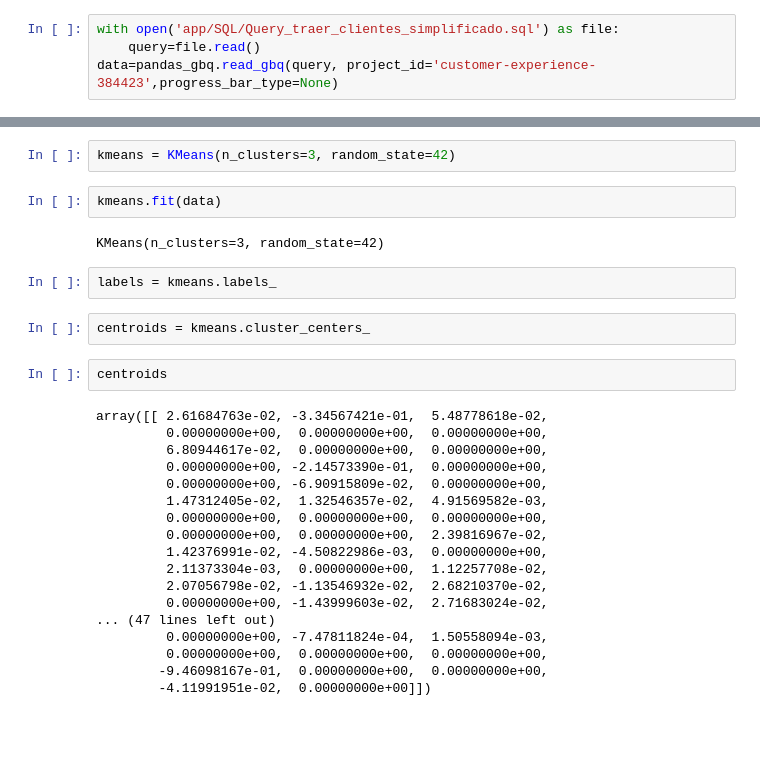
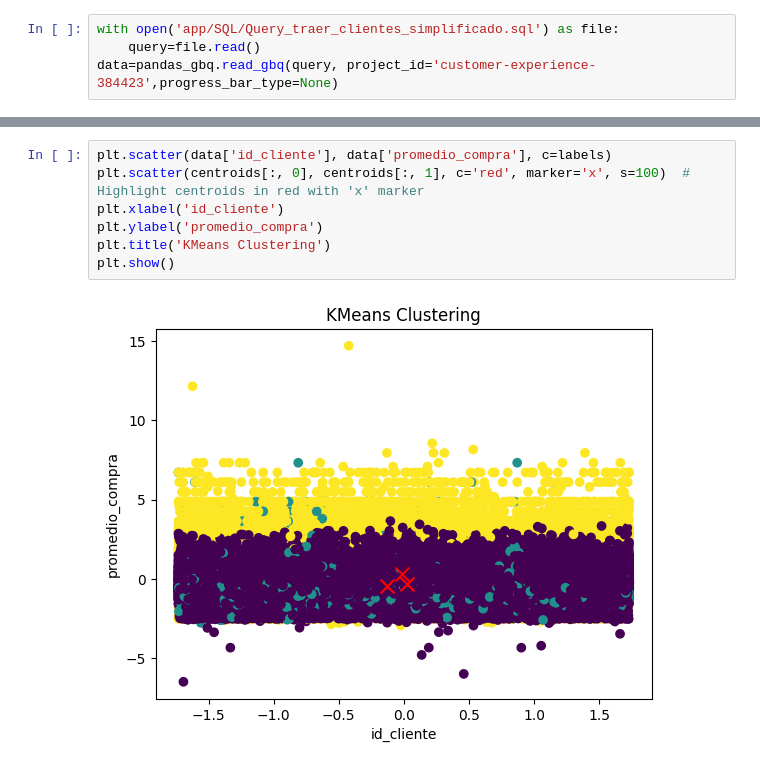
Before and after one commit to jmontoyavallejo/ETL---customer-experience-project, a Jupyter notebook: ml_approach.ipynb, the cells around one changed output, grey strips where cells are left out. Drawn from its saved outputs; the diff is of its cells as text; blank space fills up the shorter version.

```diff
--- a/ml_approach.ipynb
+++ b/ml_approach.ipynb
@@ -37,30 +89,9 @@ data = pd.DataFrame(data_scaled, columns=data.columns)
-# %%
-kmeans = KMeans(n_clusters=3, random_state=42)
-# %%
-kmeans.fit(data)
-# %% [output]
-KMeans(n_clusters=3, random_state=42)
-# %%
-labels = kmeans.labels_
-# %%
-centroids = kmeans.cluster_centers_
-# %%
-centroids
-# %% [output]
-array([[ 2.61684763e-02, -3.34567421e-01,  5.48778618e-02,
-         0.00000000e+00,  0.00000000e+00,  0.00000000e+00,
-         6.80944617e-02,  0.00000000e+00,  0.00000000e+00,
-         0.00000000e+00, -2.14573390e-01,  0.00000000e+00,
-         0.00000000e+00, -6.90915809e-02,  0.00000000e+00,
-         1.47312405e-02,  1.32546357e-02,  4.91569582e-03,
-         0.00000000e+00,  0.00000000e+00,  0.00000000e+00,
-         0.00000000e+00,  0.00000000e+00,  2.39816967e-02,
-         1.42376991e-02, -4.50822986e-03,  0.00000000e+00,
-         2.11373304e-03,  0.00000000e+00,  1.12257708e-02,
-         2.07056798e-02, -1.13546932e-02,  2.68210370e-02,
-         0.00000000e+00, -1.43999603e-02,  2.71683024e-02,
-... (47 lines left out)
-         0.00000000e+00, -7.47811824e-04,  1.50558094e-03,
-         0.00000000e+00,  0.00000000e+00,  0.00000000e+00,
-        -9.46098167e-01,  0.00000000e+00,  0.00000000e+00,
-        -4.11991951e-02,  0.00000000e+00]])
+# %%
+plt.scatter(data['id_cliente'], data['promedio_compra'], c=labels)
+plt.scatter(centroids[:, 0], centroids[:, 1], c='red', marker='x', s=100)  # Highlight centroids in red with 'x' marker
+plt.xlabel('id_cliente')
+plt.ylabel('promedio_compra')
+plt.title('KMeans Clustering')
+plt.show()
+# %% [output]
+[figure, added]
```
Also changed, not shown: parts of 6 cells of this notebook, 2 other files.
